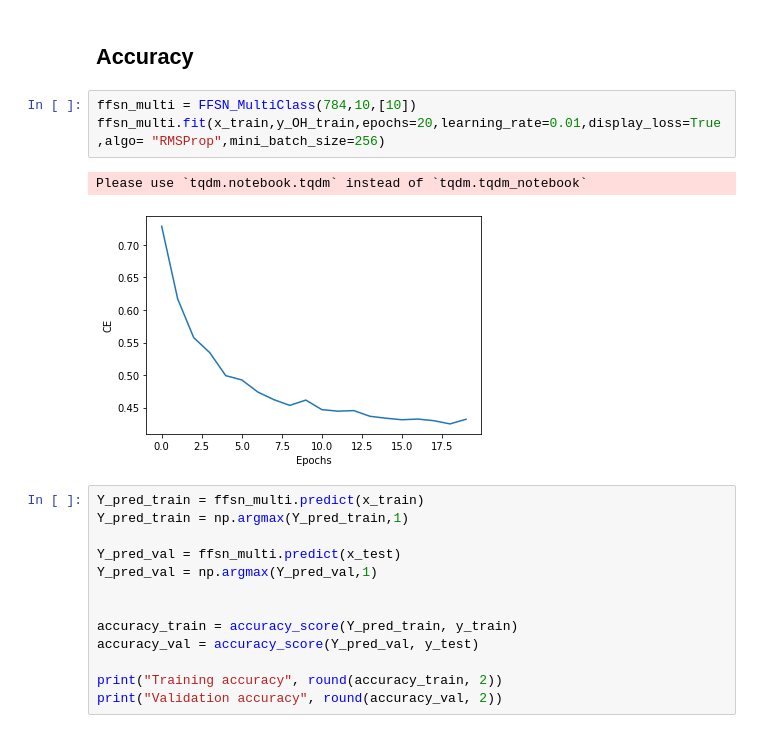
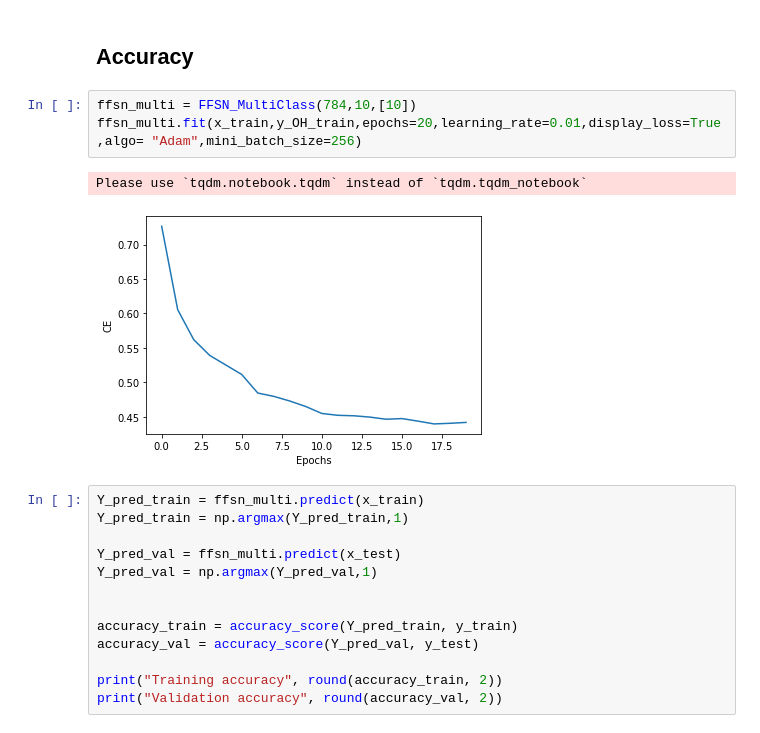
Before and after one commit to ashokkumarthota/Deep-Learning, a Jupyter notebook: DL_1_3.ipynb, the cells around one changed output. Cells and saved outputs as stored; diff of their text form.

```diff
--- a/DL_1_3.ipynb
+++ b/DL_1_3.ipynb
@@ -289,10 +339,10 @@ class FFSN_MultiClass:
 ## Accuracy
 # %%
 ffsn_multi = FFSN_MultiClass(784,10,[10])
-ffsn_multi.fit(x_train,y_OH_train,epochs=20,learning_rate=0.01,display_loss=True,algo= "RMSProp",mini_batch_size=256)
+ffsn_multi.fit(x_train,y_OH_train,epochs=20,learning_rate=0.01,display_loss=True,algo= "Adam",mini_batch_size=256)
 # %% [output]
 Please use `tqdm.notebook.tqdm` instead of `tqdm.tqdm_notebook`
-[figure, old version]
+[figure, new version]
 # %%
 Y_pred_train = ffsn_multi.predict(x_train)
 Y_pred_train = np.argmax(Y_pred_train,1)
```
Also changed, not shown: parts of 2 cells of this notebook.
